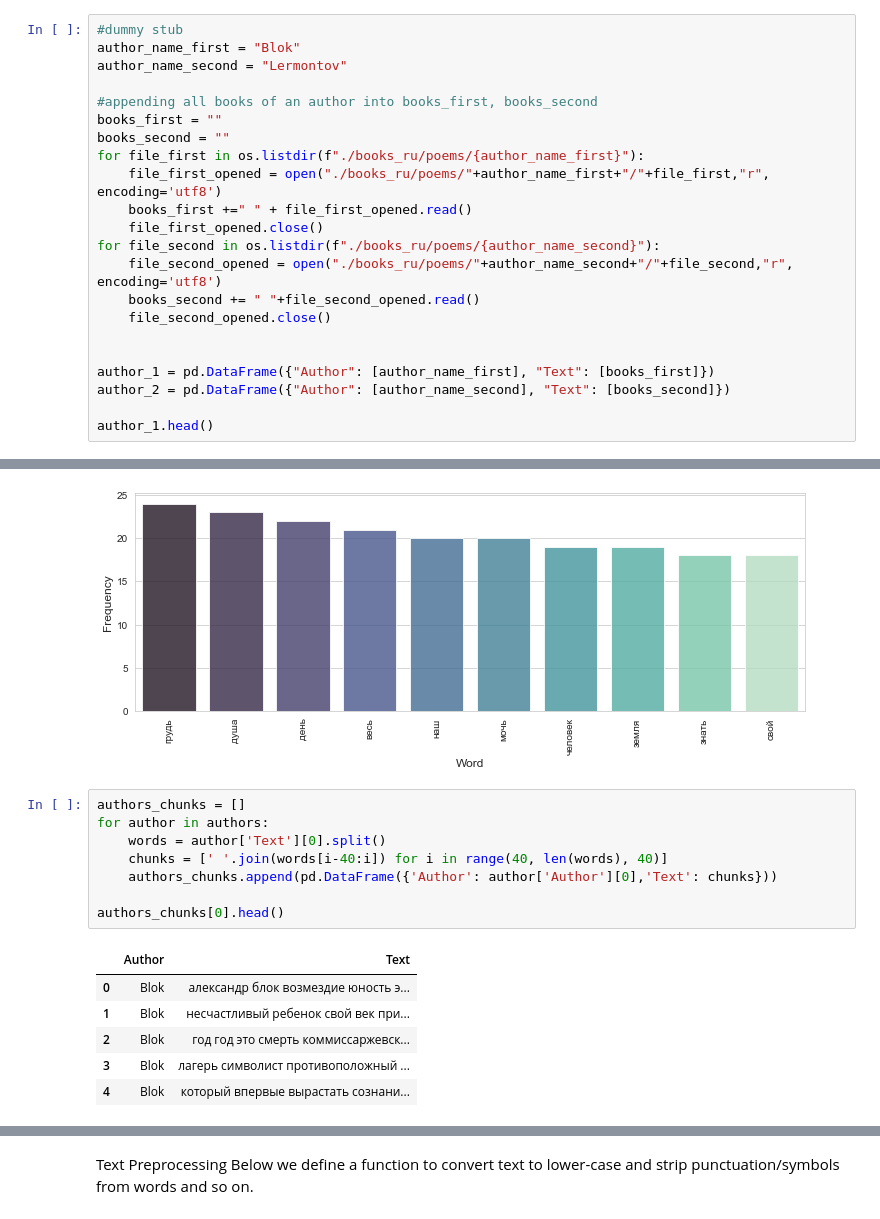
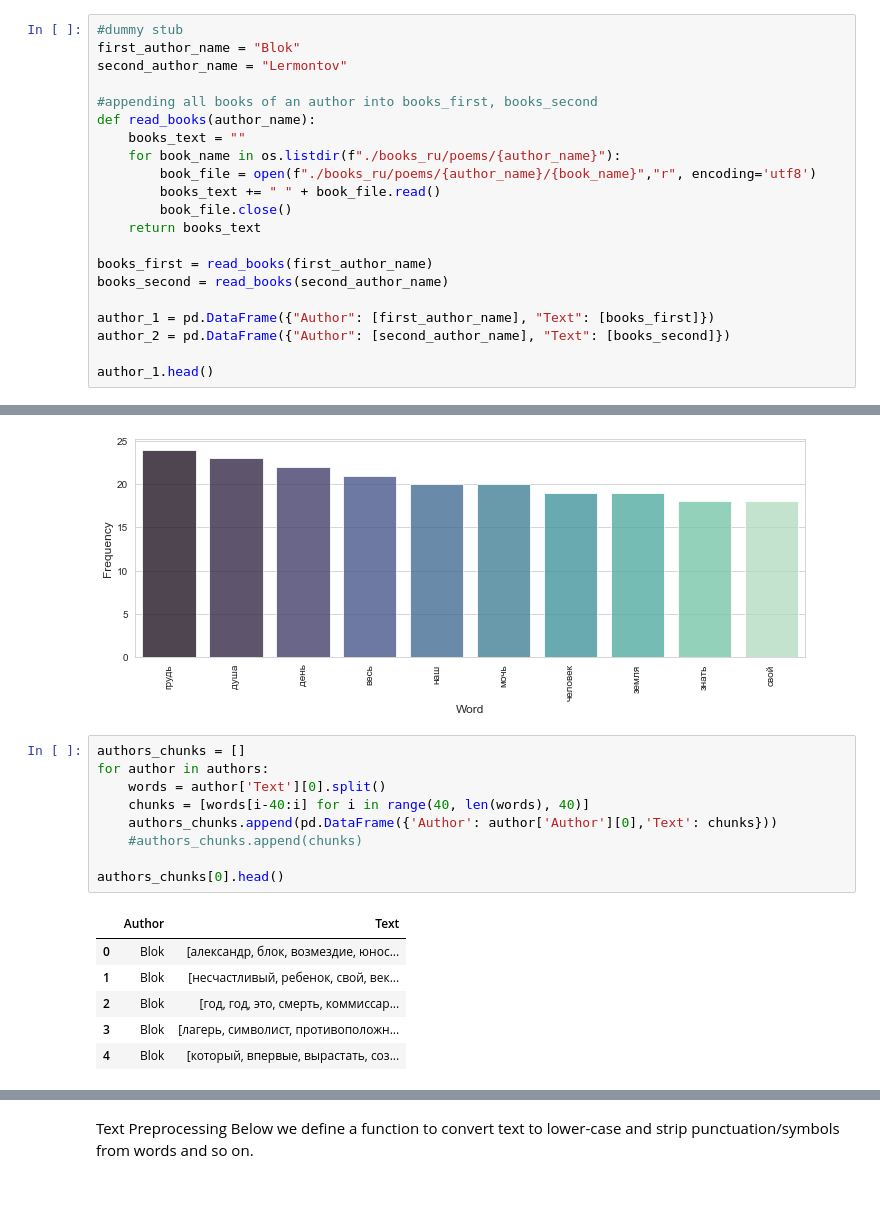
Before and after one commit to kmaltcev/NLP-BiLSTM-model, a Jupyter notebook: CNN_BiLSTM.ipynb, the cells around one changed output, grey strips where cells are left out. Drawn from its saved outputs; the diff is of its cells as text.

```diff
--- a/CNN_BiLSTM.ipynb
+++ b/CNN_BiLSTM.ipynb
@@ -29,24 +30,23 @@ True
 Read books
 # %%
 #dummy stub
-author_name_first = "Blok"
-author_name_second = "Lermontov"
+first_author_name = "Blok"
+second_author_name = "Lermontov"
 
 #appending all books of an author into books_first, books_second
-books_first = ""
-books_second = ""
-for file_first in os.listdir(f"./books_ru/poems/{author_name_first}"):
-    file_first_opened = open("./books_ru/poems/"+author_name_first+"/"+file_first,"r", encoding='utf8')
-    books_first +=" " + file_first_opened.read()
-    file_first_opened.close()
-for file_second in os.listdir(f"./books_ru/poems/{author_name_second}"):
-    file_second_opened = open("./books_ru/poems/"+author_name_second+"/"+file_second,"r", encoding='utf8')
-    books_second += " "+file_second_opened.read()
-    file_second_opened.close()
+def read_books(author_name):
+    books_text = ""
+    for book_name in os.listdir(f"./books_ru/poems/{author_name}"):
+        book_file = open(f"./books_ru/poems/{author_name}/{book_name}","r", encoding='utf8')
+        books_text += " " + book_file.read()
+        book_file.close()
+    return books_text
 
+books_first = read_books(first_author_name)
+books_second = read_books(second_author_name)
 
-author_1 = pd.DataFrame({"Author": [author_name_first], "Text": [books_first]})
-author_2 = pd.DataFrame({"Author": [author_name_second], "Text": [books_second]})
+author_1 = pd.DataFrame({"Author": [first_author_name], "Text": [books_first]})
+author_2 = pd.DataFrame({"Author": [second_author_name], "Text": [books_second]})
 
 author_1.head()
 # %% [output]
@@ -132,15 +132,16 @@ for i, book in enumerate(authors):
 # %%
 authors_chunks = []
 for author in authors:
     words = author['Text'][0].split()
-    chunks = [' '.join(words[i-40:i]) for i in range(40, len(words), 40)]
+    chunks = [words[i-40:i] for i in range(40, len(words), 40)]
     authors_chunks.append(pd.DataFrame({'Author': author['Author'][0],'Text': chunks}))
+    #authors_chunks.append(chunks)
 
 authors_chunks[0].head()
 # %% [output]
 |  | Author | Text |
-| 0 | Blok | александр блок возмездие юность э... |
-| 1 | Blok | несчастливый ребенок свой век при... |
-| 2 | Blok | год год это смерть коммиссаржевск... |
-| 3 | Blok | лагерь символист противоположный ... |
-| 4 | Blok | который впервые вырастать сознани... |
+| 0 | Blok | [александр, блок, возмездие, юнос... |
+| 1 | Blok | [несчастливый, ребенок, свой, век... |
+| 2 | Blok | [год, год, это, смерть, коммиссар... |
+| 3 | Blok | [лагерь, символист, противоположн... |
+| 4 | Blok | [который, впервые, вырастать, соз... |
```
Also changed, not shown: parts of 36 cells of this notebook, 1 other file.
